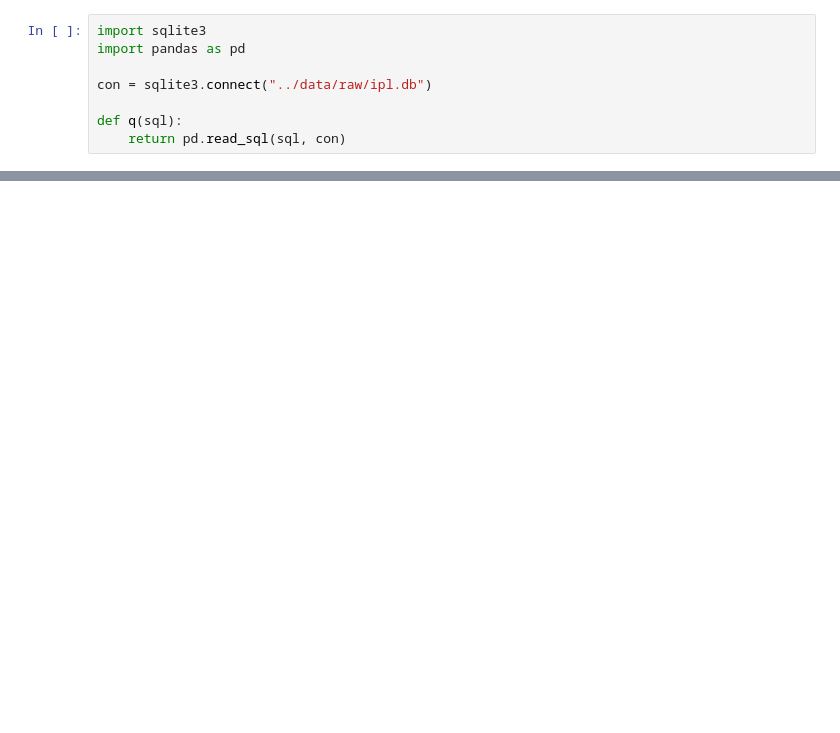
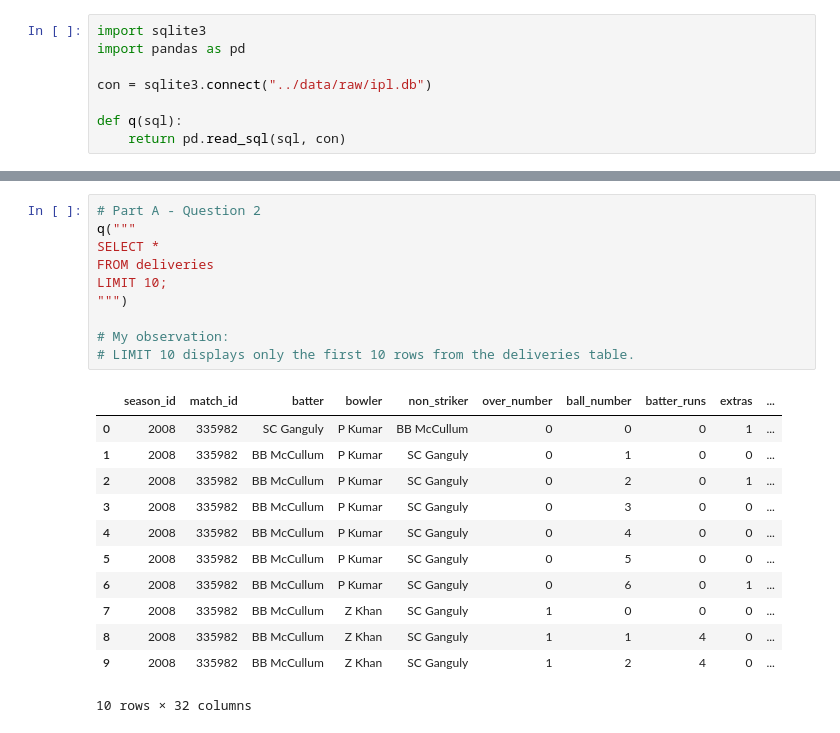
Before and after one commit to mhdanshifbca25dbi-droid/ipl-cricket-analytics, a Jupyter notebook: notebooks/01b_sql_practice.ipynb, the cells around one changed output, grey strips where cells are left out. Saved outputs shown, nothing was run; the diff lists cells and outputs as text; blank space fills up the shorter version.

```diff
--- a/notebooks/01b_sql_practice.ipynb
+++ b/notebooks/01b_sql_practice.ipynb
@@ -28,0 +41,23 @@ WHERE type = 'table';
+# %%
+# Part A - Question 2
+q("""
+SELECT *
+FROM deliveries
+LIMIT 10;
+""")
+
+# My observation:
+# LIMIT 10 displays only the first 10 rows from the deliveries table.
+# %% [output]
+|  | season_id | match_id | batter | bowler | non_striker | over_number | ball_number | batter_runs | extras | ... |
+| 0 | 2008 | 335982 | SC Ganguly | P Kumar | BB McCullum | 0 | 0 | 0 | 1 | ... |
+| 1 | 2008 | 335982 | BB McCullum | P Kumar | SC Ganguly | 0 | 1 | 0 | 0 | ... |
+| 2 | 2008 | 335982 | BB McCullum | P Kumar | SC Ganguly | 0 | 2 | 0 | 1 | ... |
+| 3 | 2008 | 335982 | BB McCullum | P Kumar | SC Ganguly | 0 | 3 | 0 | 0 | ... |
+| 4 | 2008 | 335982 | BB McCullum | P Kumar | SC Ganguly | 0 | 4 | 0 | 0 | ... |
+| 5 | 2008 | 335982 | BB McCullum | P Kumar | SC Ganguly | 0 | 5 | 0 | 0 | ... |
+| 6 | 2008 | 335982 | BB McCullum | P Kumar | SC Ganguly | 0 | 6 | 0 | 1 | ... |
+| 7 | 2008 | 335982 | BB McCullum | Z Khan | SC Ganguly | 1 | 0 | 0 | 0 | ... |
+| 8 | 2008 | 335982 | BB McCullum | Z Khan | SC Ganguly | 1 | 1 | 4 | 0 | ... |
+| 9 | 2008 | 335982 | BB McCullum | Z Khan | SC Ganguly | 1 | 2 | 4 | 0 | ... |
+10 rows × 32 columns
```
Also changed, not shown: parts of 31 cells of this notebook.
